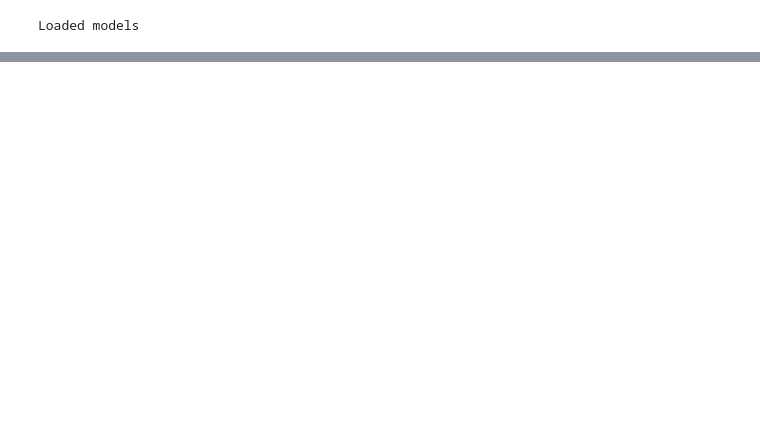
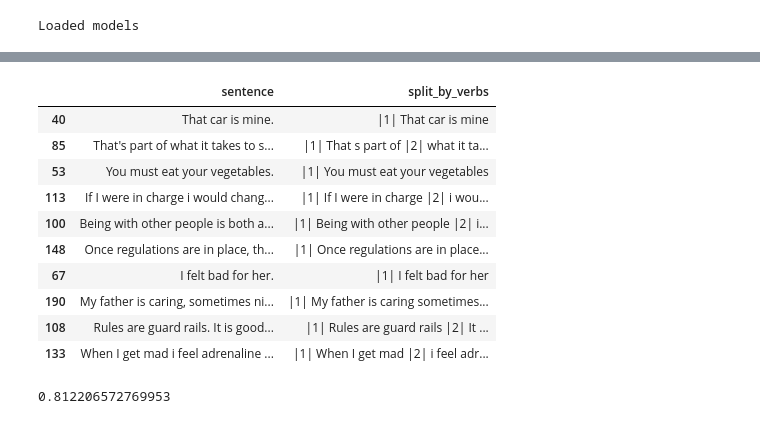
Before and after one commit to perspegrity5/SL_NLP_PassiveActive1, a Jupyter notebook: spacy_classifiers.ipynb, the cells around one changed output, grey strips where cells are left out. Cells and saved outputs as stored; diff of their text form; code cells hidden in the pictures; blank space fills up the shorter version.

```diff
--- a/spacy_classifiers.ipynb
+++ b/spacy_classifiers.ipynb
@@ -298,15 +37,0 @@ Output: 2D Array of clauses per input string
-# %%
-tokenized_sentences = []
-for i in range(len(tokenizer_output_pass2)):
-    sent = tokenizer_output_pass2[i]
-    prompt_doc = nlp(arr[i][0])
-    ignore_indices = [x.i for x in prompt_doc]
-    new_clauses = []
-    for clauses in sent:
-        op = ' '.join([x.text for x in clauses if x.i not in ignore_indices]).strip()
-        if op != '':
-            new_clauses.append(op)
-    tokenized_sentences.append(new_clauses)
-
-print("Text extracted with prompt tokens removed. Sample outputs:")
-print_sample_list(tokenized_sentences)
@@ -347,15 +37,0 @@ Parse Tree with predictions as a HTML file
-# %%
-for i in range(len(ips)):
-    ip = ips[i]
-    doc = nlp(ip)
-    a = displacy.render(doc, style='dep') # Saved in html folder
-
-    html_str_arr = ["<html><body>"]
-    html_str_arr.append("<div>Input: {}</div>".format(ips[i]))
-    html_str_arr.append("<div>Expected Output: {}</div>".format(expected_clause_splitup[i]))
-    html_str_arr.append("<div>Predicted Output: {}</div>".format(final_sentences[i]))
-    html_str_arr.append("<div>{}</div></body></html>".format(a))
-
-    with open("html/file_{}.html".format(i), "w") as f:
-        f.writelines(html_str_arr)
-print("HTML files written into html folder")
@@ -361,0 +268,8 @@ print("HTML files written into html folder")
+# %%
+import re, html
+PATTERN = "[^a-zA-Z0-9\s]+"
+rgx = re.compile(PATTERN, re.IGNORECASE)
+
+df['preprocessed_sentence'] = df['sentence'].apply(lambda ip : re.sub('\s+', ' ', rgx.sub(' ', html.unescape(ip))))
+print(df.columns)
+df.sample(frac=1).head()
@@ -361,0 +284,4 @@ print("HTML files written into html folder")
+# %%
+df['nlp_doc'] = df['preprocessed_sentence'].apply(lambda ip : nlp(ip))
+print(df.columns)
+df.sample(frac=1).head()
@@ -361,0 +357,18 @@ print("HTML files written into html folder")
+# %%
+df[['sentence', 'split_by_verbs']].sample(frac = 10/df.shape[0])
+# %% [output]
+|  | sentence | split_by_verbs |
+| 40 | That car is mine. | |1| That car is mine |
+| 85 | That's part of what it takes to s... | |1| That s part of |2| what it ta... |
+| 53 | You must eat your vegetables. | |1| You must eat your vegetables |
+| 113 | If I were in charge i would chang... | |1| If I were in charge |2| i wou... |
+| 100 | Being with other people is both a... | |1| Being with other people |2| i... |
+| 148 | Once regulations are in place, th... | |1| Once regulations are in place... |
+| 67 | I felt bad for her. | |1| I felt bad for her |
+| 190 | My father is caring, sometimes ni... | |1| My father is caring sometimes... |
+| 108 | Rules are guard rails. It is good... | |1| Rules are guard rails |2| It ... |
+| 133 | When I get mad i feel adrenaline ... | |1| When I get mad |2| i feel adr... |
+# %%
+df[df.is_correct].shape[0]/df.shape[0]
+# %% [output]
+0.812206572769953
```
Also changed, not shown: parts of 23 cells of this notebook.
